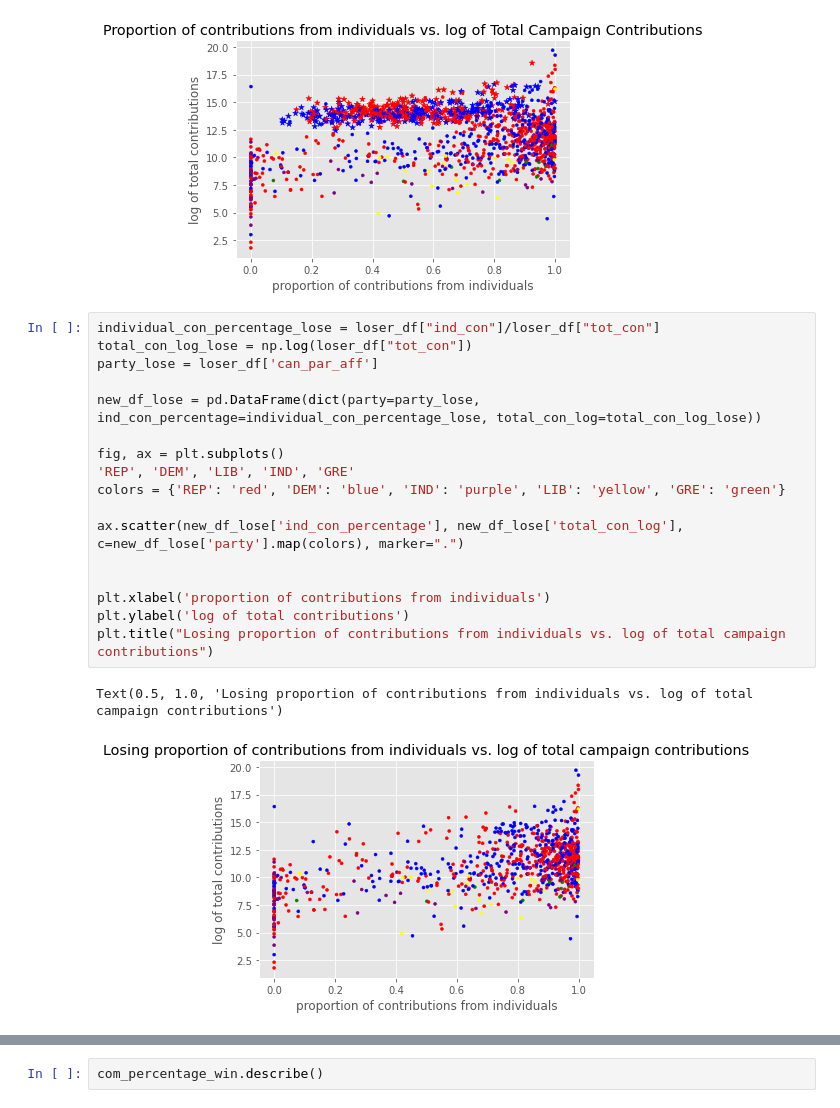
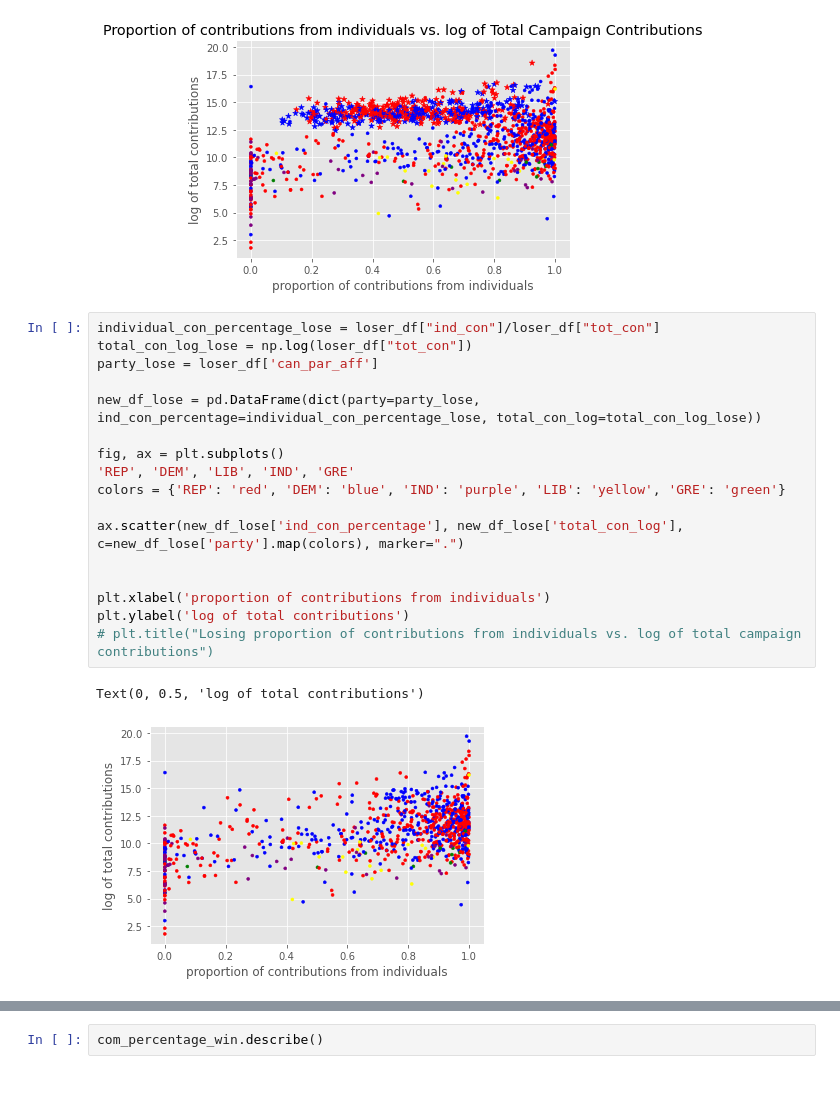
Before and after one commit to mobrien829/python-project-nycdsa, a Jupyter notebook: data_analysis.ipynb, the cells around one changed output, grey strips where cells are left out. Saved outputs shown, nothing was run; the diff lists cells and outputs as text.

Commit message:
updated readme and finished plots

```diff
--- a/data_analysis.ipynb
+++ b/data_analysis.ipynb
@@ -201,23 +244,23 @@ Text(0.5, 1.0, 'Proportion of contributions from individuals vs. log of Total Ca
 # %%
 individual_con_percentage_lose = loser_df["ind_con"]/loser_df["tot_con"]
 total_con_log_lose = np.log(loser_df["tot_con"])
 party_lose = loser_df['can_par_aff']
 
 new_df_lose = pd.DataFrame(dict(party=party_lose, ind_con_percentage=individual_con_percentage_lose, total_con_log=total_con_log_lose))
 
 fig, ax = plt.subplots()
 'REP', 'DEM', 'LIB', 'IND', 'GRE'
 colors = {'REP': 'red', 'DEM': 'blue', 'IND': 'purple', 'LIB': 'yellow', 'GRE': 'green'}
 
 ax.scatter(new_df_lose['ind_con_percentage'], new_df_lose['total_con_log'], c=new_df_lose['party'].map(colors), marker=".")
 
 
 plt.xlabel('proportion of contributions from individuals')
 plt.ylabel('log of total contributions')
-plt.title("Losing proportion of contributions from individuals vs. log of total campaign contributions")
+# plt.title("Losing proportion of contributions from individuals vs. log of total campaign contributions")
 # %% [output]
-Text(0.5, 1.0, 'Losing proportion of contributions from individuals vs. log of total campaign contributions')
+Text(0, 0.5, 'log of total contributions')
-[figure, old version]
+[figure, new version]
 # %%
 individual_con_percentage_win = winner_df["ind_con"]/winner_df["tot_con"]
 total_con_log_win = np.log(winner_df["tot_con"])
```
Also changed, not shown: parts of 10 cells of this notebook, 1 other file.
